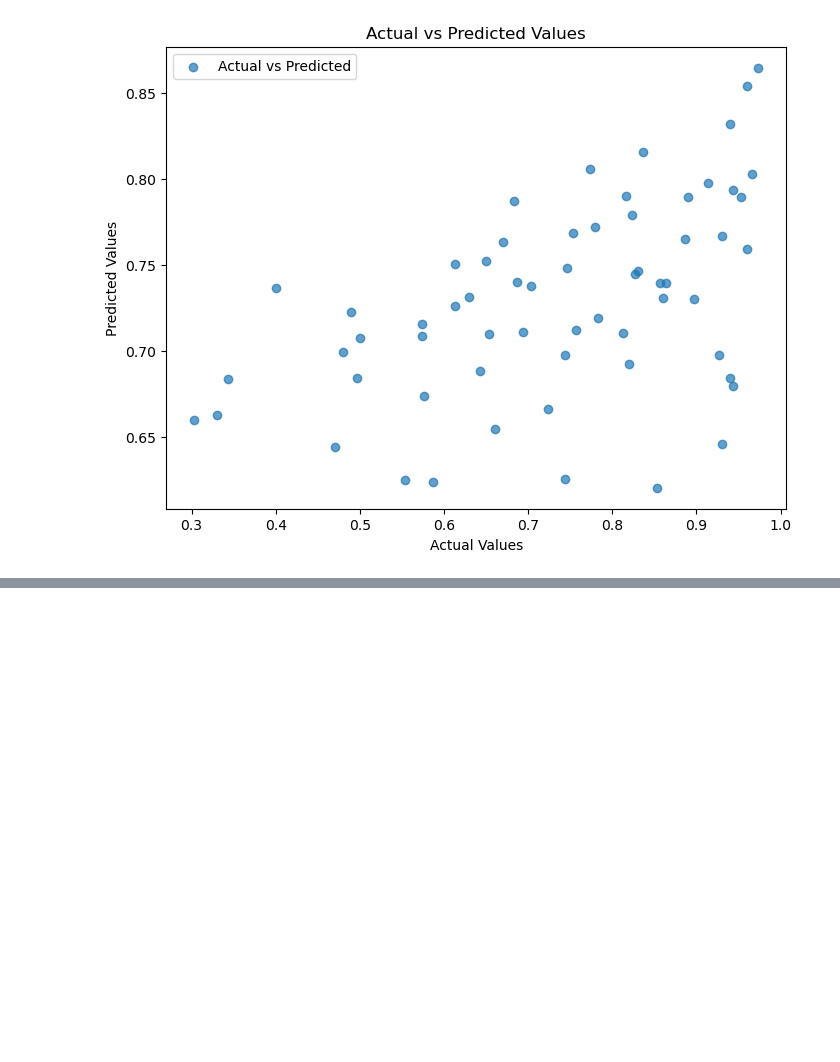
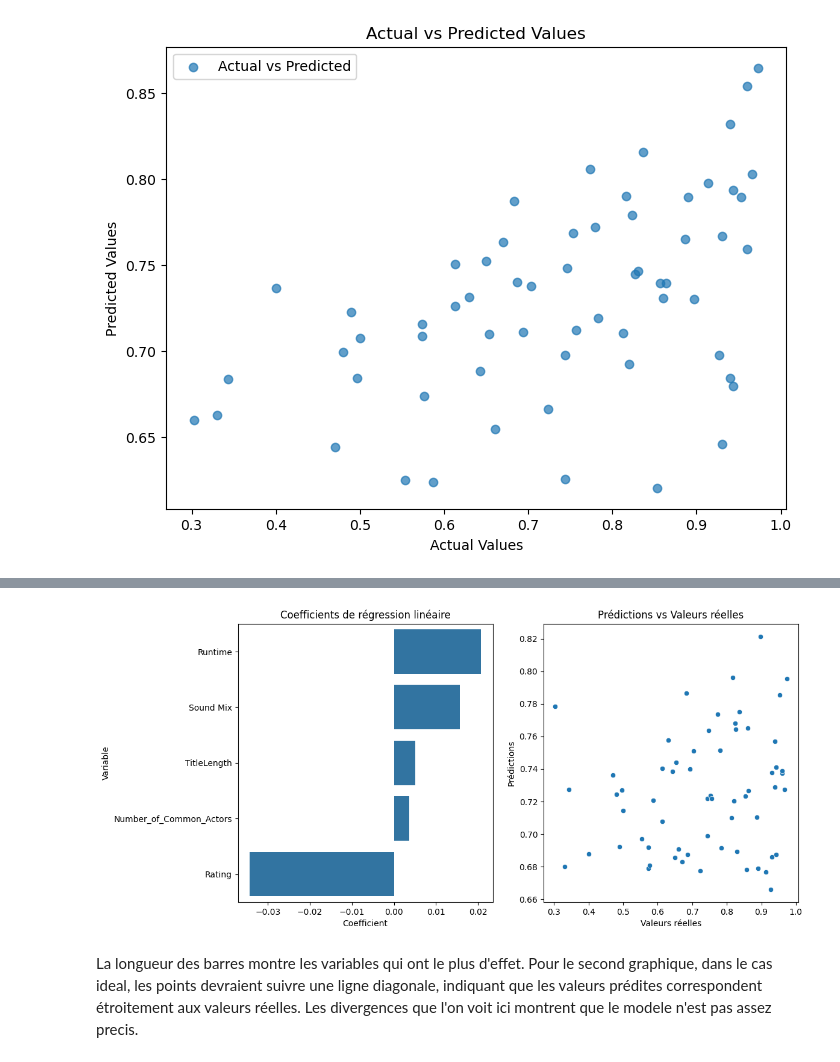
Before and after one commit to ZakaryaAD/Projet-Data-ALAMI-et-Blel, a Jupyter notebook: Web scraping with Selenium.ipynb, the cells around one changed output, grey strips where cells are left out. Saved outputs shown, nothing was run; the diff lists cells and outputs as text; code cells hidden in the pictures; blank space fills up the shorter version.

Commit message:
Regression linéaire

```diff
--- a/Web scraping with Selenium.ipynb
+++ b/Web scraping with Selenium.ipynb
@@ -596,0 +671,13 @@ plt.show()
+# %%
+#affichage des résultats :
+
+# Afficher les coefficients
+coefficients = pd.DataFrame({'Variable': selected_columns, 'Coefficient': linear_model.coef_})
+print(coefficients)
+
+# Matrice de confusion et autres métriques
+from sklearn.metrics import mean_squared_error, r2_score
+mse = mean_squared_error(y_test, y_pred)
+r2 = r2_score(y_test, y_pred)
+print("\nMean Squared Error:", mse)
+print("R-squared:", r2)
@@ -596,0 +713,22 @@ plt.show()
+# %%
+# Représentation graphique
+plt.figure(figsize=(12, 6))
+
+# Coefficients de régression
+plt.subplot(1, 2, 1)
+sns.barplot(x='Coefficient', y='Variable', data=coefficients.sort_values(by='Coefficient', ascending=False))
+plt.title('Coefficients de régression linéaire')
+
+# Prédictions vs Valeurs réelles
+plt.subplot(1, 2, 2)
+sns.scatterplot(x=y_test, y=y_pred)
+plt.xlabel('Valeurs réelles')
+plt.ylabel('Prédictions')
+plt.title('Prédictions vs Valeurs réelles')
+
+plt.show()
+# %% [output]
+[figure, added]
+# %% [markdown]
+La longueur des barres montre les variables qui ont le plus d'effet.
+Pour le second graphique, dans le cas ideal, les points devraient suivre une ligne diagonale, indiquant que les valeurs prédites correspondent étroitement aux valeurs réelles. Les divergences que l'on voit ici montrent que le modele n'est pas assez precis.
```
Also changed, not shown: parts of 17 cells of this notebook.
